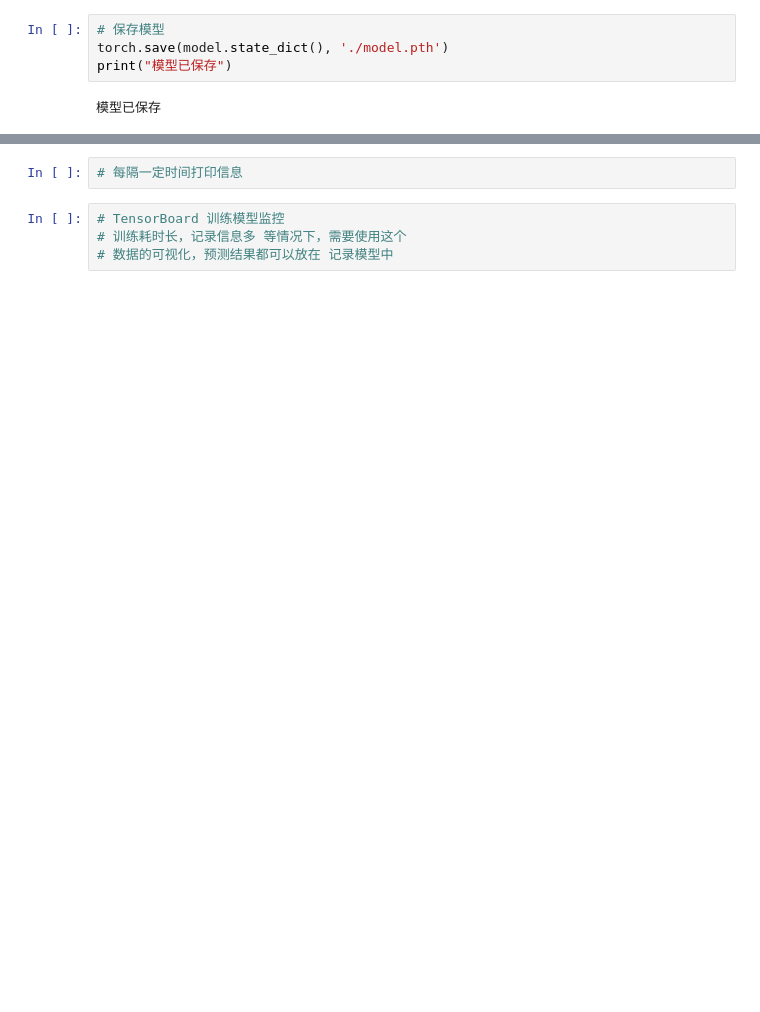
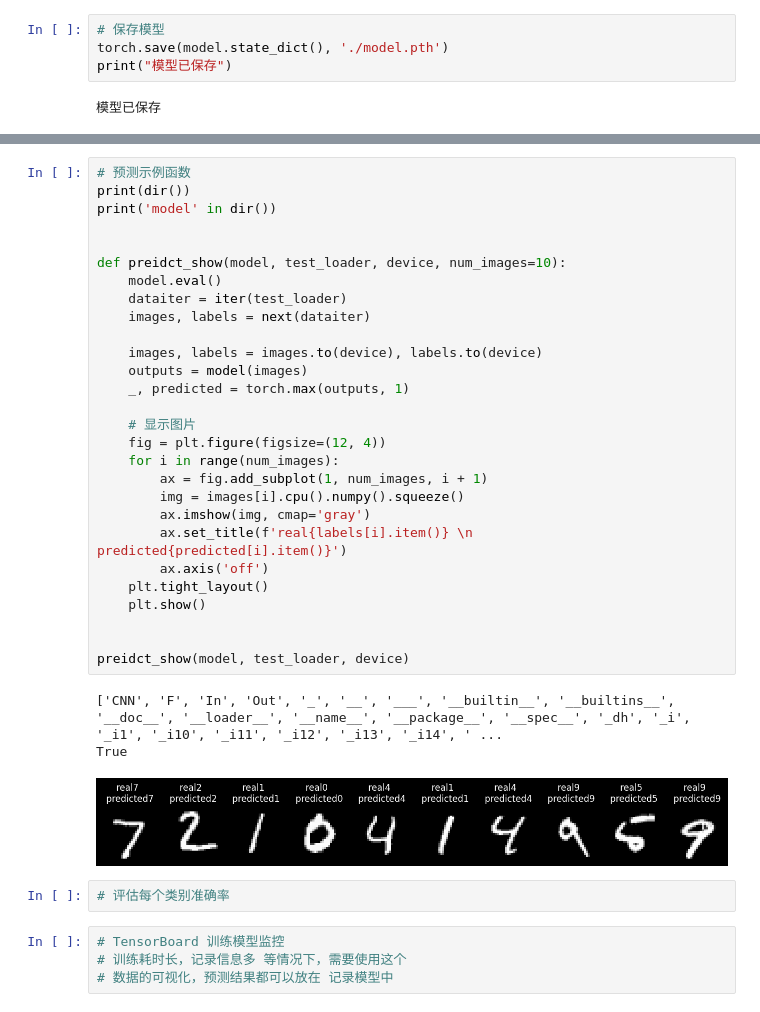
Before and after one commit to Yu-B-B/python-base, a Jupyter notebook: 03pytorch/08-CNN实现数字识别.ipynb, the cells around one changed output, grey strips where cells are left out. Drawn from its saved outputs; the diff is of its cells as text; blank space fills up the shorter version.

```diff
--- a/03pytorch/08-CNN实现数字识别.ipynb
+++ b/03pytorch/08-CNN实现数字识别.ipynb
@@ -195,5 +219,37 @@ print("模型已保存")
+# %%
+# 预测示例函数
+print(dir())
+print('model' in dir())
+
+
+def preidct_show(model, test_loader, device, num_images=10):
+    model.eval()
+    dataiter = iter(test_loader)
+    images, labels = next(dataiter)
+
+    images, labels = images.to(device), labels.to(device)
+    outputs = model(images)
+    _, predicted = torch.max(outputs, 1)
+
+    # 显示图片
+    fig = plt.figure(figsize=(12, 4))
+    for i in range(num_images):
+        ax = fig.add_subplot(1, num_images, i + 1)
+        img = images[i].cpu().numpy().squeeze()
+        ax.imshow(img, cmap='gray')
+        ax.set_title(f'real{labels[i].item()} \n predicted{predicted[i].item()}')
+        ax.axis('off')
+    plt.tight_layout()
+    plt.show()
+
+
+preidct_show(model, test_loader, device)
+# %% [output]
+['CNN', 'F', 'In', 'Out', '_', '__', '___', '__builtin__', '__builtins__', '__doc__', '__loader__', '__name__', '__package__', '__spec__', '_dh', '_i', '_i1', '_i10', '_i11', '_i12', '_i13', '_i14', ' ...
+True
+[figure, added]
 # %%
-# 每隔一定时间打印信息
+# 评估每个类别准确率
 # %%
 # TensorBoard 训练模型监控
 # 训练耗时长，记录信息多 等情况下，需要使用这个
```
Also changed, not shown: parts of 3 cells of this notebook.
